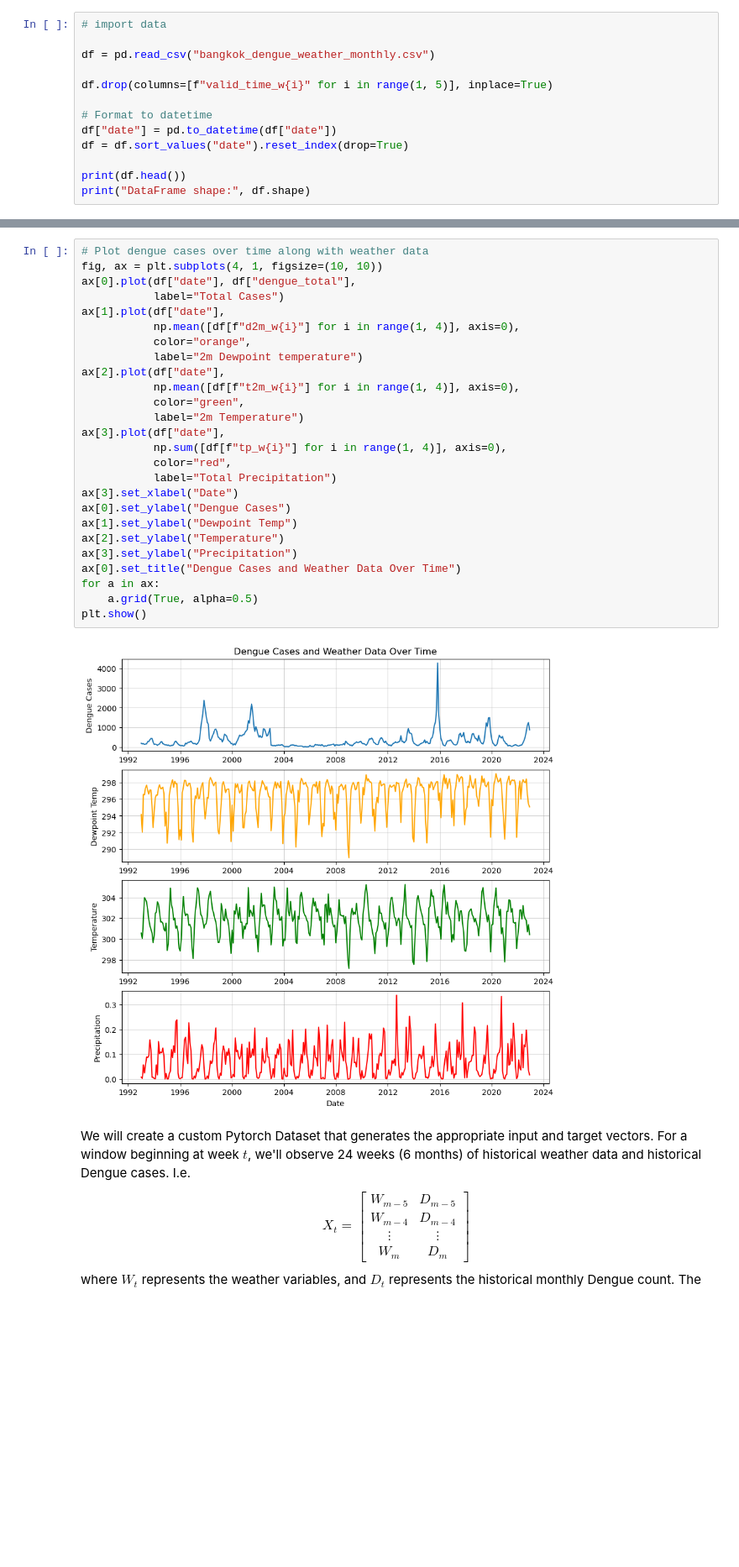
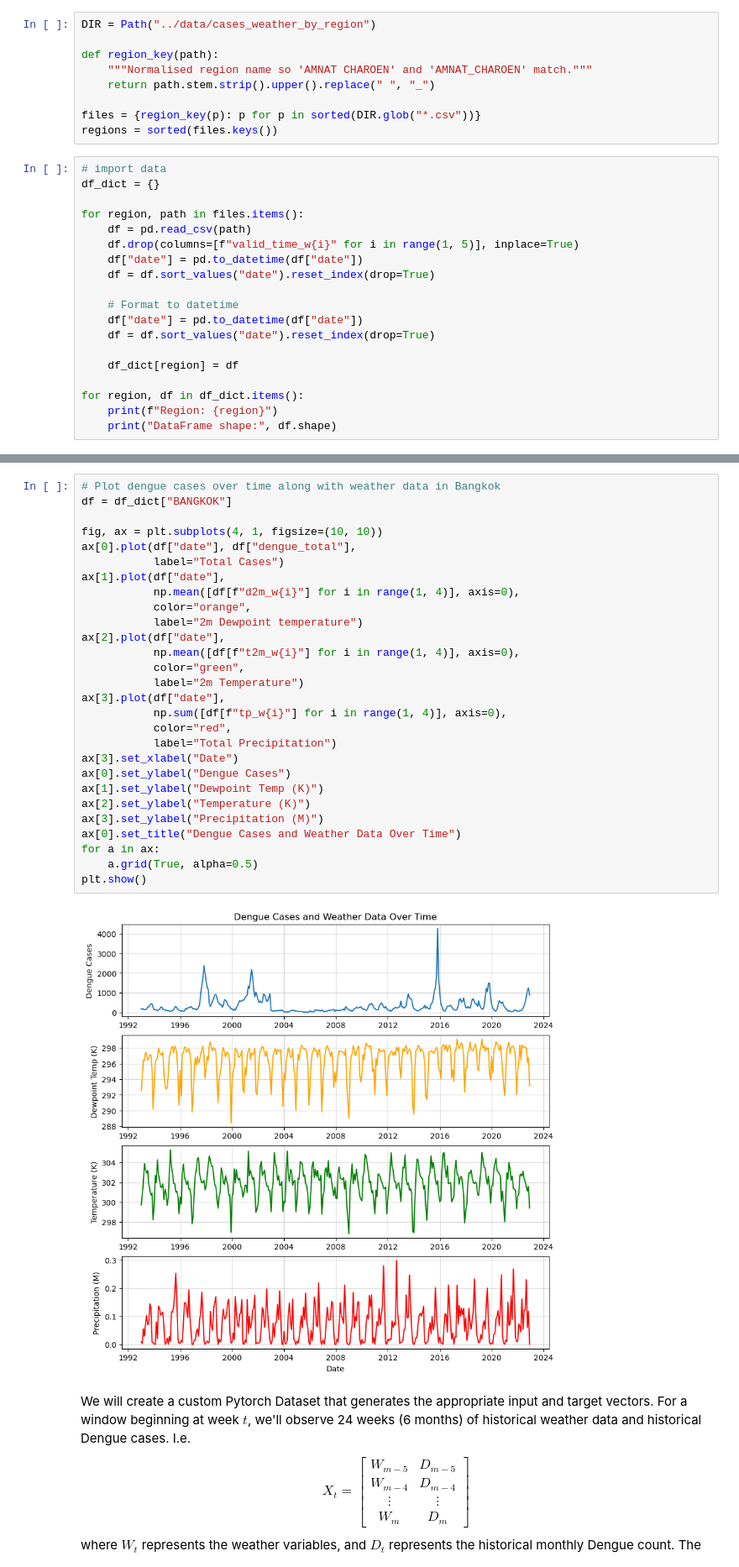
Before and after one commit to maxriback/740-Project, a Jupyter notebook: analysis/dengue_torch_2.ipynb, the cells around one changed output, grey strips where cells are left out. Shown at 84% size. Saved outputs shown, nothing was run; the diff lists cells and outputs as text; blank space fills up the shorter version.

```diff
--- a/analysis/dengue_torch_2.ipynb
+++ b/analysis/dengue_torch_2.ipynb
@@ -11,14 +12,29 @@ import matplotlib.pyplot as plt
+# %%
+DIR = Path("../data/cases_weather_by_region")
+
+def region_key(path):
+    """Normalised region name so 'AMNAT CHAROEN' and 'AMNAT_CHAROEN' match."""
+    return path.stem.strip().upper().replace(" ", "_")
+
+files = {region_key(p): p for p in sorted(DIR.glob("*.csv"))}
+regions = sorted(files.keys())
 # %%
 # import data
+df_dict = {}
 
-df = pd.read_csv("bangkok_dengue_weather_monthly.csv")
+for region, path in files.items():
+    df = pd.read_csv(path)
+    df.drop(columns=[f"valid_time_w{i}" for i in range(1, 5)], inplace=True)
+    df["date"] = pd.to_datetime(df["date"])
+    df = df.sort_values("date").reset_index(drop=True)
 
-df.drop(columns=[f"valid_time_w{i}" for i in range(1, 5)], inplace=True)
+    # Format to datetime
+    df["date"] = pd.to_datetime(df["date"])
+    df = df.sort_values("date").reset_index(drop=True)
 
-# Format to datetime
-df["date"] = pd.to_datetime(df["date"])
-df = df.sort_values("date").reset_index(drop=True)
+    df_dict[region] = df
 
-print(df.head())
-print("DataFrame shape:", df.shape)
+for region, df in df_dict.items():
+    print(f"Region: {region}")
+    print("DataFrame shape:", df.shape)
 # %% [output]
@@ -42,31 +58,33 @@ DataFrame shape: (360, 14)
 # %%
-# Plot dengue cases over time along with weather data
+# Plot dengue cases over time along with weather data in Bangkok
+df = df_dict["BANGKOK"]
+
 fig, ax = plt.subplots(4, 1, figsize=(10, 10))
 ax[0].plot(df["date"], df["dengue_total"],
            label="Total Cases")
 ax[1].plot(df["date"],
            np.mean([df[f"d2m_w{i}"] for i in range(1, 4)], axis=0),
            color="orange",
            label="2m Dewpoint temperature")
 ax[2].plot(df["date"],
            np.mean([df[f"t2m_w{i}"] for i in range(1, 4)], axis=0),
            color="green",
            label="2m Temperature")
 ax[3].plot(df["date"],
            np.sum([df[f"tp_w{i}"] for i in range(1, 4)], axis=0),
            color="red",
            label="Total Precipitation")
 ax[3].set_xlabel("Date")
 ax[0].set_ylabel("Dengue Cases")
-ax[1].set_ylabel("Dewpoint Temp")
-ax[2].set_ylabel("Temperature")
-ax[3].set_ylabel("Precipitation")
+ax[1].set_ylabel("Dewpoint Temp (K)")
+ax[2].set_ylabel("Temperature (K)")
+ax[3].set_ylabel("Precipitation (M)")
 ax[0].set_title("Dengue Cases and Weather Data Over Time")
 for a in ax:
     a.grid(True, alpha=0.5)
 plt.show()
 # %% [output]
-[figure, old version]
+[figure, new version]
 # %% [markdown]
 We will create a custom Pytorch Dataset that generates the appropriate input and target vectors.  For a window beginning at week $t$, we'll observe 24 weeks (6 months) of historical weather data and historical Dengue cases. I.e.
 $$
```
Also changed, not shown: parts of 4 cells of this notebook.
